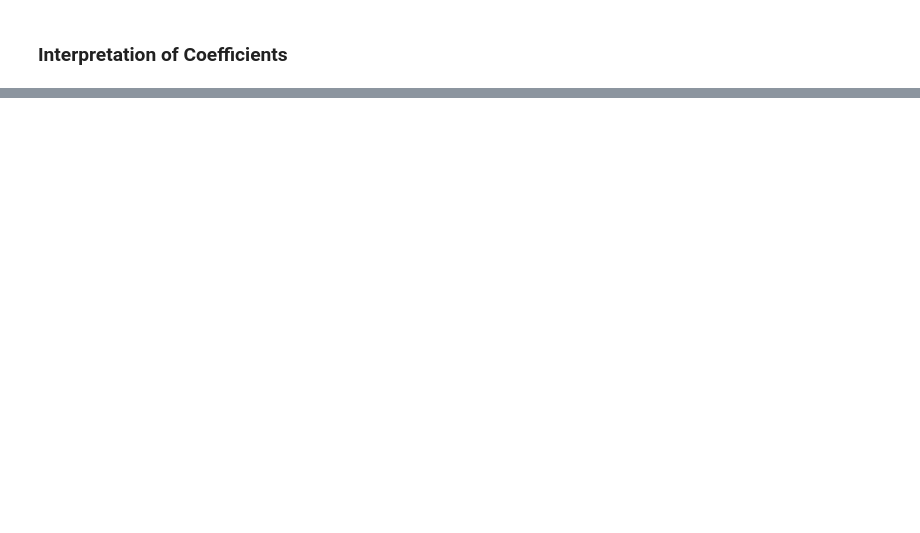
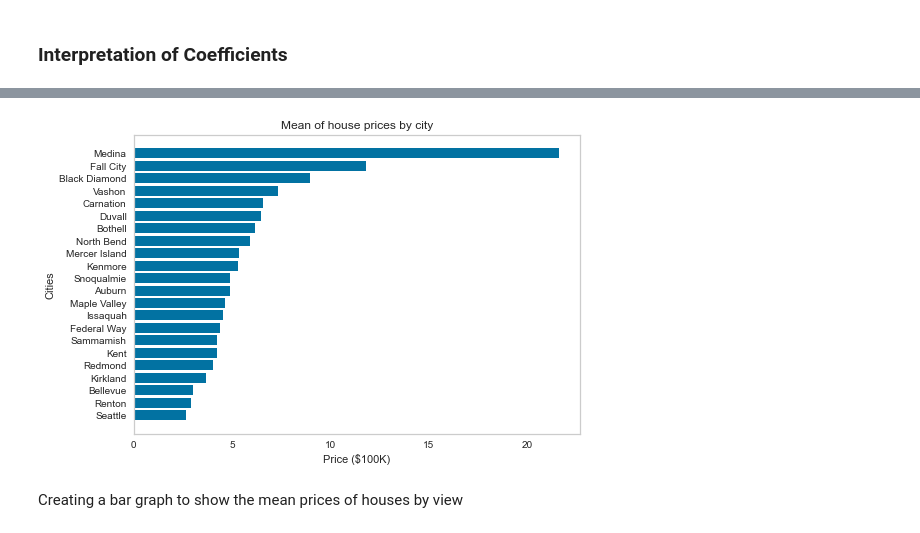
Before and after one commit to aliceagrawal/King-County-House-Sales, a Jupyter notebook: Modeling and Visualizations.ipynb, the cells around one changed output, grey strips where cells are left out. Saved outputs shown, nothing was run; the diff lists cells and outputs as text; code cells hidden in the pictures; blank space fills up the shorter version.

```diff
--- a/Model Building.ipynb
+++ b/Modeling and Visualizations.ipynb
@@ -728,0 +781,2 @@ strong multicollinearity or other numerical problems.
+# %%
+merged_king_data['price'] = np.exp(merged_king_data['price'])
@@ -728,0 +785,4 @@ strong multicollinearity or other numerical problems.
+# %%
+means_city = merged_king_data.groupby('city')['price'].mean()
+means_city = means_city/100000
+means_city
@@ -728,0 +807,15 @@ strong multicollinearity or other numerical problems.
+# %%
+fig = plt.figure()
+cities = list(merged_king_data['city'].value_counts().index)
+
+plt.barh(cities,sorted(means_city))
+plt.title('Mean of house prices by city')
+plt.xlabel('Price ($100K)')
+plt.ylabel('Cities')
+plt.grid(False)
+plt.savefig('./Images/City_bar.png',bbox_inches='tight',dpi=200)
+plt.savefig('./images/City_bar.jpeg',bbox_inches='tight', dpi=200);
+# %% [output]
+[figure, added]
+# %% [markdown]
+Creating a bar graph to show the mean prices of houses by view
```
Also changed, not shown: parts of 19 cells of this notebook, 13 other files.
